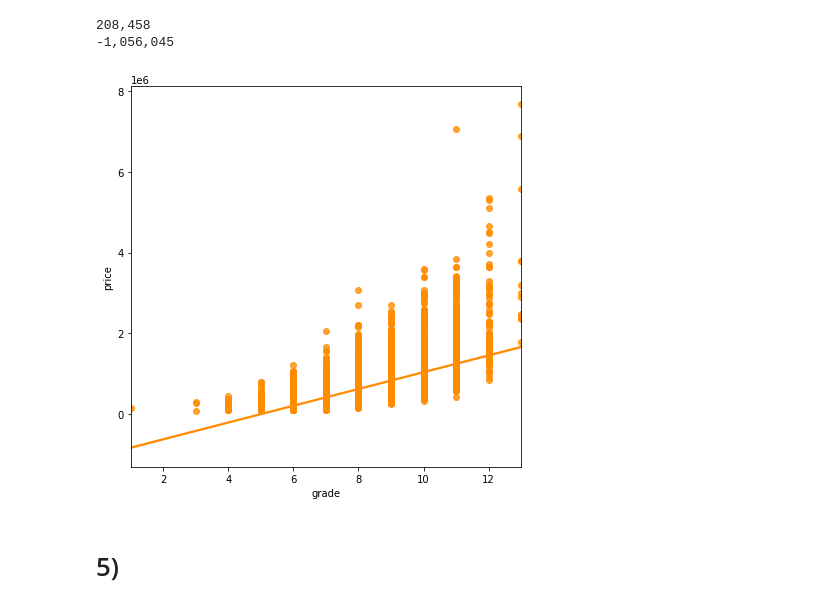
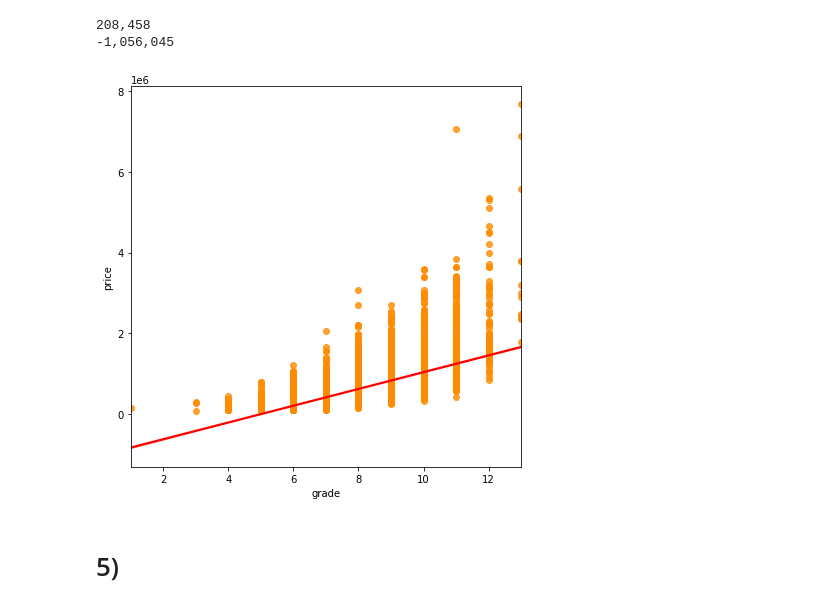
Before and after one commit to Team-Geuknak/CSAI_assignment, a Jupyter notebook: n211a_스터디.ipynb, the cells around one changed output. Saved outputs shown, nothing was run; the diff lists cells and outputs as text; code cells hidden in the pictures.

```diff
--- a/n211a_스터디.ipynb
+++ b/n211a_스터디.ipynb
@@ -169,9 +161,9 @@ print(f'{b:,.0f}')
 -1,056,045
 # %%
 plt.rcParams["figure.figsize"] = (7,7)
-sns.regplot(x=x,y=y, color= 'darkorange');
+sns.regplot(x=x,y=y, color= 'darkorange',line_kws={'color': 'red'});
 # %% [output]
-[figure, old version]
+[figure, new version]
 # %% [markdown]
 # 5)
 # %%
```
Also changed, not shown: parts of 3 cells of this notebook.
